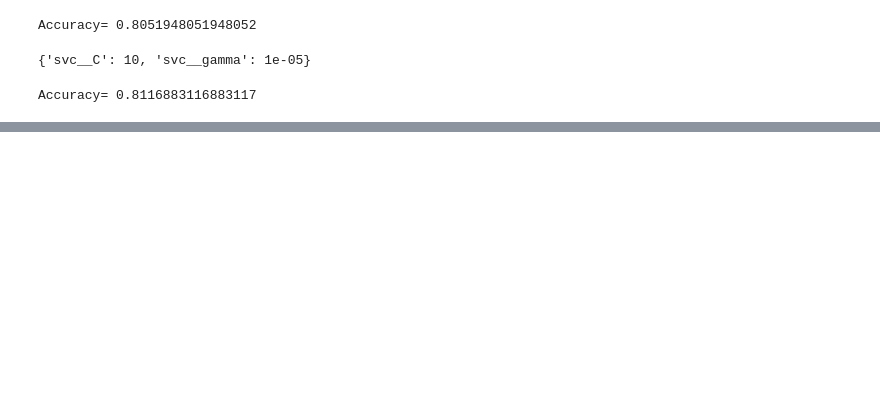
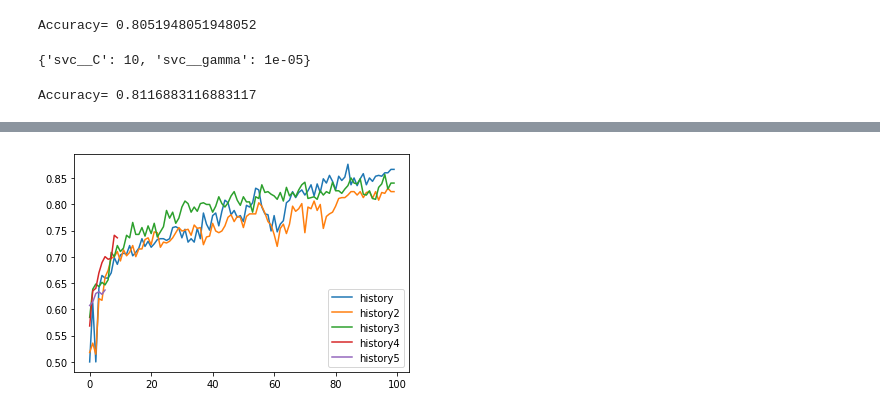
Before and after one commit to ryszap/psi, a Jupyter notebook: final.ipynb, the cells around one changed output, grey strips where cells are left out. Drawn from its saved outputs; the diff is of its cells as text; code cells hidden in the pictures; blank space fills up the shorter version.

```diff
--- a/final.ipynb
+++ b/final.ipynb
@@ -388 +390,12 @@ Epoch 5: early stopping
 0.6948052048683167
+# %%
+plt.plot(history.history['accuracy'], label="history")
+plt.plot(history2.history['accuracy'], label="history2")
+plt.plot(history3.history['accuracy'], label="history3")
+plt.plot(history4.history['accuracy'], label="history4")
+plt.plot(history5.history['accuracy'], label="history5")
+plt.legend()
+
+plt.show()
+# %% [output]
+[figure, added]
```
Also changed, not shown: parts of 8 cells of this notebook.
